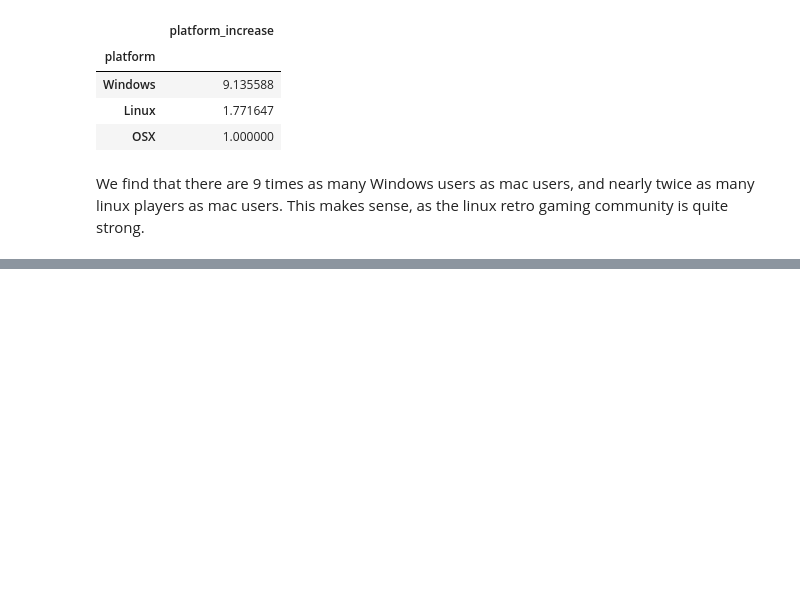
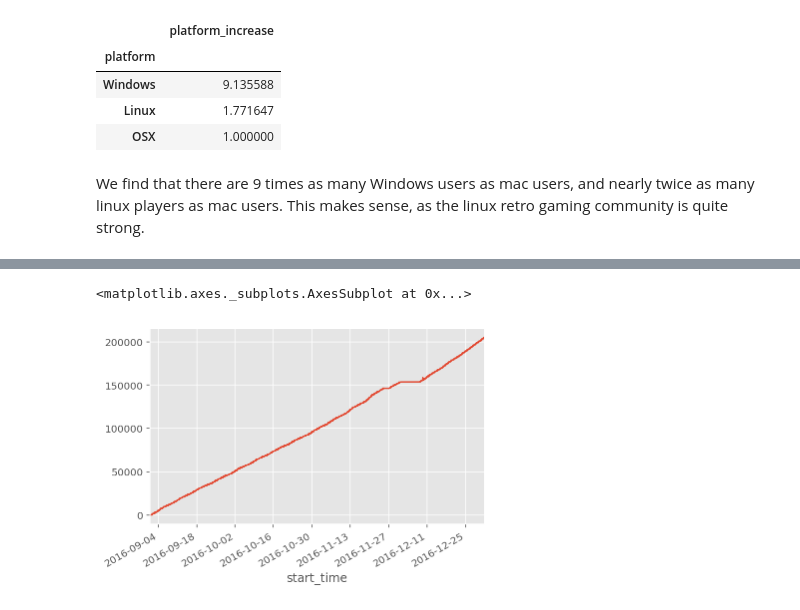
Before and after one commit to mindriot101/openra-analysis, a Jupyter notebook: exploration.ipynb, the cells around one changed output, grey strips where cells are left out. Saved outputs shown, nothing was run; the diff lists cells and outputs as text; code cells hidden in the pictures; blank space fills up the shorter version.

```diff
--- a/exploration.ipynb
+++ b/exploration.ipynb
@@ -103,0 +107,10 @@ We find that there are 9 times as many Windows users as mac users, and nearly tw
+# %%
+cumulative_nplayers = pd.read_sql(
+    '''
+    SELECT finished.started as start_time, started.players
+    FROM finished
+    LEFT JOIN started using (game_id)
+    WHERE players > 0
+    ''', 'sqlite:///openra-20170606.db')
+cumulative_nplayers = cumulative_nplayers.set_index(pd.to_datetime(cumulative_nplayers['start_time']))
+cumulative_nplayers.head()
@@ -103,0 +129,5 @@ We find that there are 9 times as many Windows users as mac users, and nearly tw
+# %%
+cumulative_nplayers['players'][(cumulative_nplayers.index > '2016-09-01') & (cumulative_nplayers.index < '2017-01-01')].cumsum().plot()
+# %% [output]
+<matplotlib.axes._subplots.AxesSubplot at 0x...>
+[figure, added]
```
Also changed, not shown: parts of 11 cells of this notebook, 1 other file.
